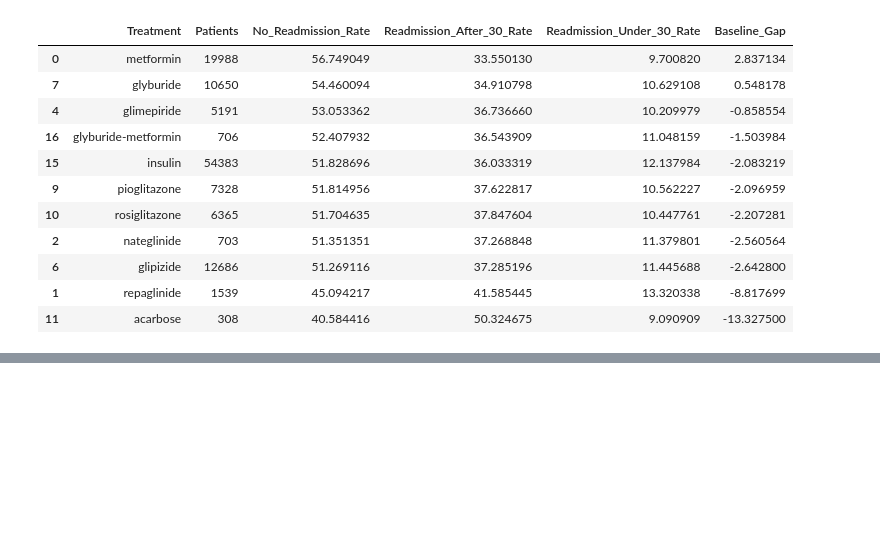
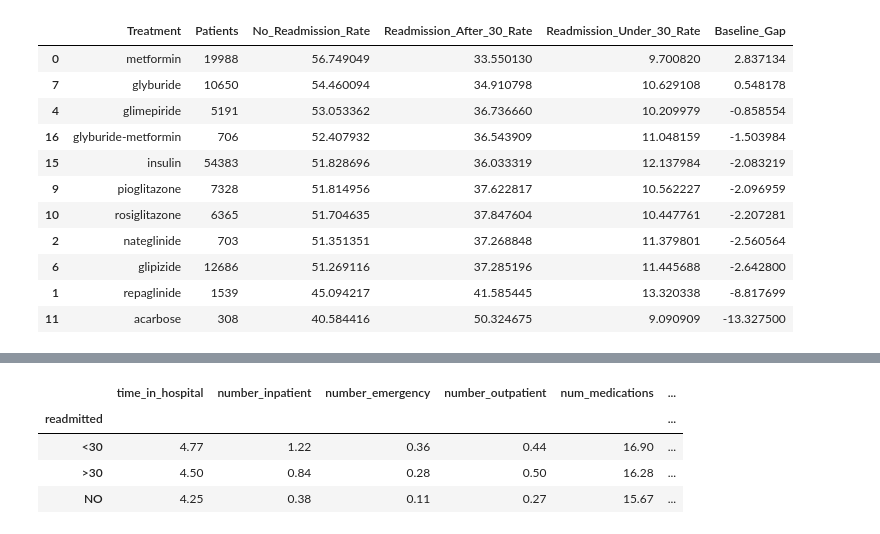
Before and after one commit to GKSJ-AI-CliniScan/HealthForecastAI, a Jupyter notebook: ml/notebooks/02-treatment-analysis.ipynb, the cells around one changed output, grey strips where cells are left out. Cells and saved outputs as stored; diff of their text form; code cells hidden in the pictures; blank space fills up the shorter version.

```diff
--- a/ml/notebooks/02-treatment-analysis.ipynb
+++ b/ml/notebooks/02-treatment-analysis.ipynb
@@ -509,0 +556,14 @@ treatment_summary
+# %%
+recovery_by_outcome = (
+    df.groupby("readmitted")[recovery_features]
+    .mean()
+    .round(2)
+)
+
+recovery_by_outcome
+# %% [output]
+|  | time_in_hospital | number_inpatient | number_emergency | number_outpatient | num_medications | ... |
+| readmitted |  |  |  |  |  | ... |
+| <30 | 4.77 | 1.22 | 0.36 | 0.44 | 16.90 | ... |
+| >30 | 4.50 | 0.84 | 0.28 | 0.50 | 16.28 | ... |
+| NO | 4.25 | 0.38 | 0.11 | 0.27 | 15.67 | ... |
```
Also changed, not shown: parts of 10 cells of this notebook.
